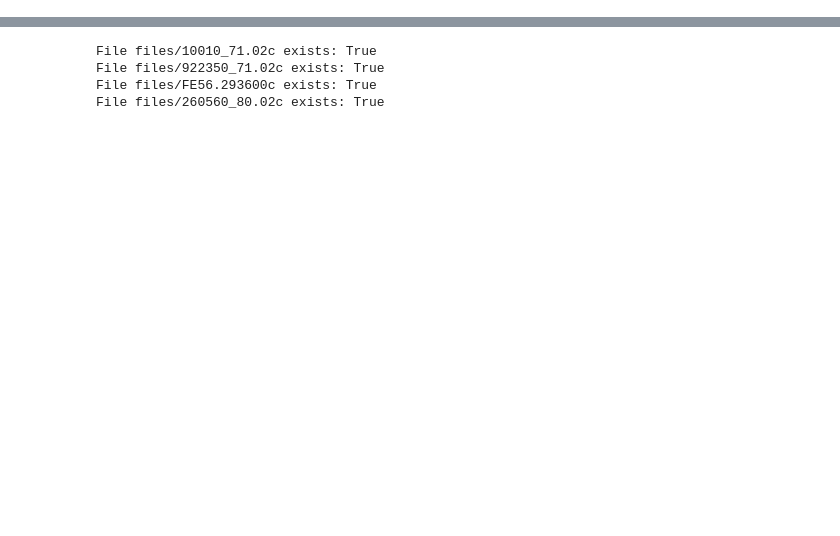
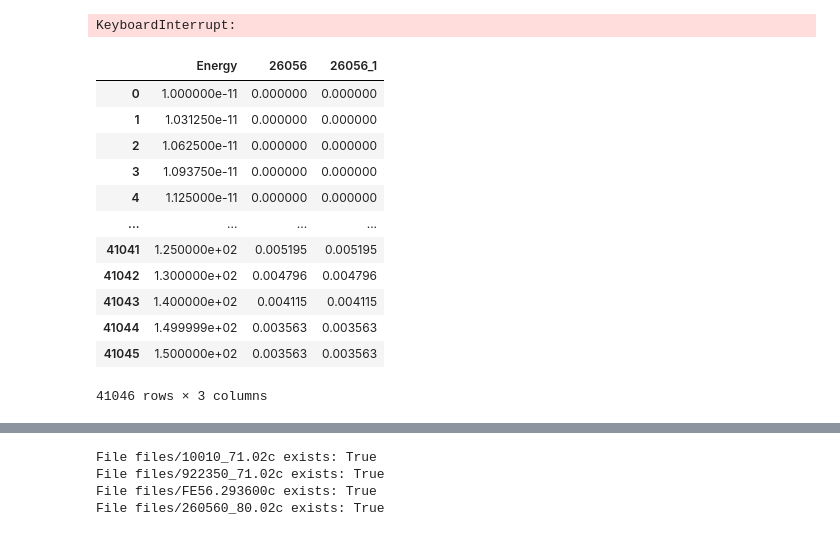
Before and after one commit to monleon96/kika, a Jupyter notebook: mcnpy/ace/test.ipynb, the cells around one changed output, grey strips where cells are left out. Saved outputs shown, nothing was run; the diff lists cells and outputs as text; code cells hidden in the pictures; blank space fills up the shorter version.

```diff
--- a/mcnpy/ace/test.ipynb
+++ b/mcnpy/ace/test.ipynb
@@ -7,0 +154,22 @@ from mcnpy.utils import configure_ace_debug_logging
+# %%
+ace_og = mcnpy.read_ace(acefile_og)
+ace_pert = mcnpy.read_ace(acefile_pert)
+# %% [output]
+KeyboardInterrupt:
+# %%
+df = get_cross_section_dataframe([ace_og, ace_pert], 51)
+df
+# %% [output]
+|  | Energy | 26056 | 26056_1 |
+| 0 | 1.000000e-11 | 0.000000 | 0.000000 |
+| 1 | 1.031250e-11 | 0.000000 | 0.000000 |
+| 2 | 1.062500e-11 | 0.000000 | 0.000000 |
+| 3 | 1.093750e-11 | 0.000000 | 0.000000 |
+| 4 | 1.125000e-11 | 0.000000 | 0.000000 |
+| ... | ... | ... | ... |
+| 41041 | 1.250000e+02 | 0.005195 | 0.005195 |
+| 41042 | 1.300000e+02 | 0.004796 | 0.004796 |
+| 41043 | 1.400000e+02 | 0.004115 | 0.004115 |
+| 41044 | 1.499999e+02 | 0.003563 | 0.003563 |
+| 41045 | 1.500000e+02 | 0.003563 | 0.003563 |
+41046 rows × 3 columns
```
Also changed, not shown: parts of 16 cells of this notebook, 58 other files.
